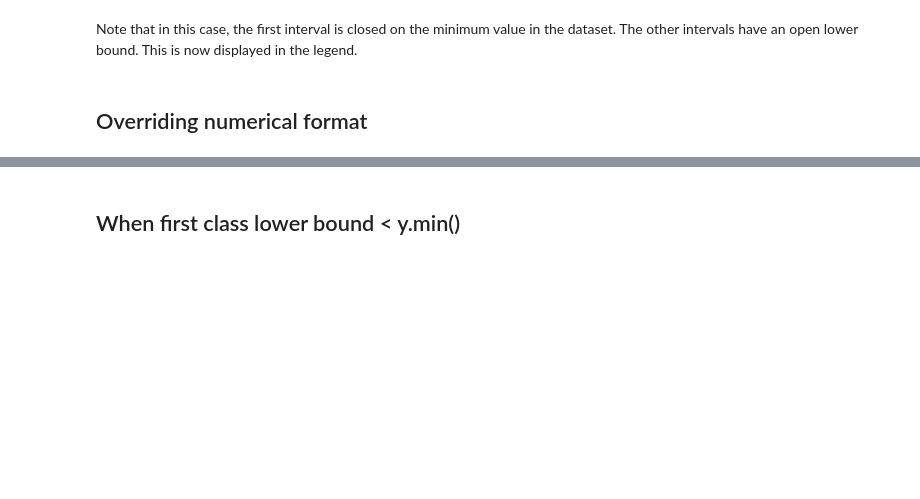
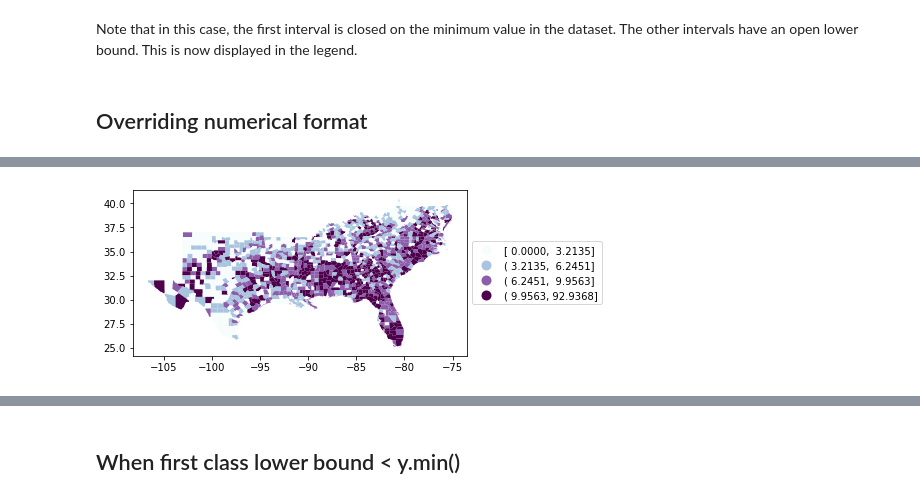
Before and after one commit to geopandas/geopandas, a Jupyter notebook: examples/choro_legends.ipynb, the cells around one changed output, grey strips where cells are left out. Saved outputs shown, nothing was run; the diff lists cells and outputs as text; code cells hidden in the pictures; blank space fills up the shorter version.

Commit message:
update example nb for legend fmt

```diff
--- a/examples/choro_legends.ipynb
+++ b/examples/choro_legends.ipynb
@@ -51,4 +59,6 @@ ax = df.plot(column='HR60', scheme='QUANTILES', k=4, \
 # %%
 ax = df.plot(column='HR60', scheme='QUANTILES', k=4, \
              cmap='BuPu', legend=True,
-             legend_kwds={'loc': 'center left', 'bbox_to_anchor':(1,0.5),  'fmt':"{:f}"})
+             legend_kwds={'loc': 'center left', 'bbox_to_anchor':(1,0.5),  'fmt':"{:.4f}"})
+# %% [output]
+[figure, added]
```
Also changed, not shown: parts of 12 cells of this notebook, 1 other file.
